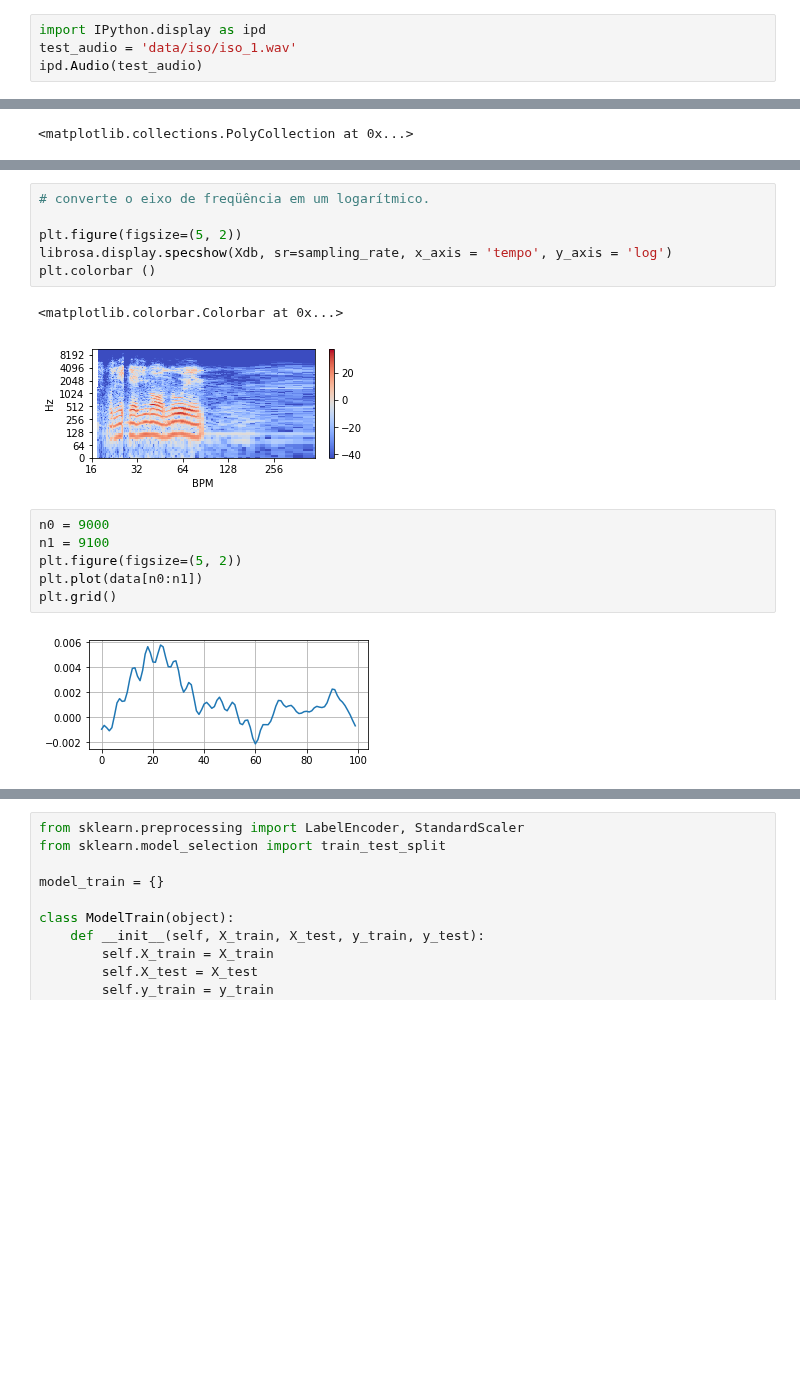
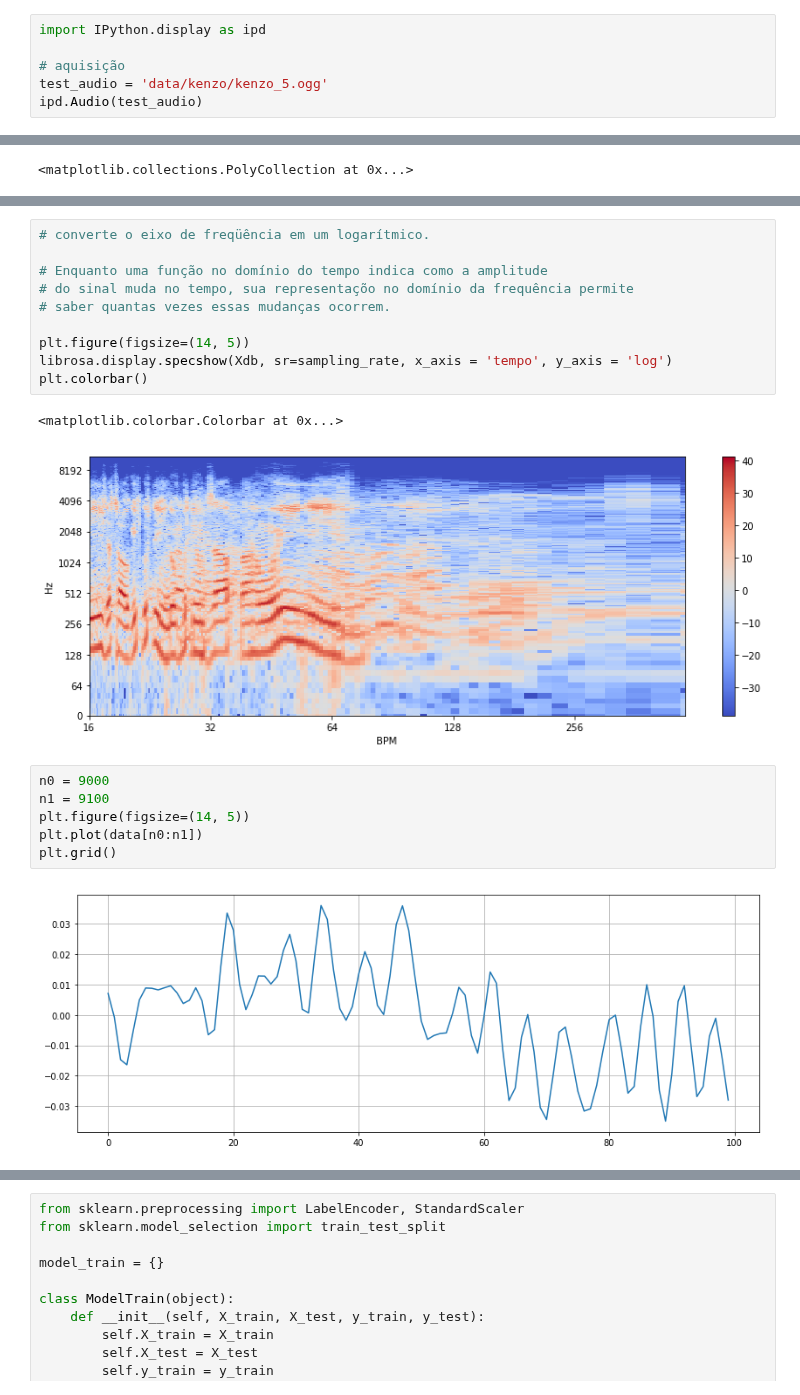
Before and after one commit to KenzoIkeizume/audio-recognizer, a Jupyter notebook: audio-recognizer.ipynb, the cells around one changed output, grey strips where cells are left out. Cells and saved outputs as stored; diff of their text form; blank space fills up the shorter version.

```diff
--- a/audio-recognizer.ipynb
+++ b/audio-recognizer.ipynb
@@ -1,6 +10,8 @@
 # %%
 import IPython.display as ipd
-test_audio = 'data/iso/iso_1.wav'
+
+# aquisição
+test_audio = 'data/kenzo/kenzo_5.ogg'
 ipd.Audio(test_audio)
 # %% [output]
 [interactive output not drawn]
@@ -39,20 +53,24 @@ plt.colorbar()
 # %%
 # converte o eixo de freqüência em um logarítmico.
 
-plt.figure(figsize=(5, 2))
+# Enquanto uma função no domínio do tempo indica como a amplitude
+# do sinal muda no tempo, sua representaçõo no domínio da frequência permite
+# saber quantas vezes essas mudanças ocorrem.
+
+plt.figure(figsize=(14, 5))
 librosa.display.specshow(Xdb, sr=sampling_rate, x_axis = 'tempo', y_axis = 'log')
-plt.colorbar ()
+plt.colorbar()
 # %% [output]
 <matplotlib.colorbar.Colorbar at 0x...>
-[figure, old version]
+[figure, new version]
 # %%
 n0 = 9000
 n1 = 9100
-plt.figure(figsize=(5, 2))
+plt.figure(figsize=(14, 5))
 plt.plot(data[n0:n1])
 plt.grid()
 # %% [output]
-[figure, old version]
+[figure, new version]
 # %%
 zero_crossings = librosa.zero_crossings(data[n0:n1], pad=False)
 print(sum(zero_crossings))
```
Also changed, not shown: parts of 23 cells of this notebook.
